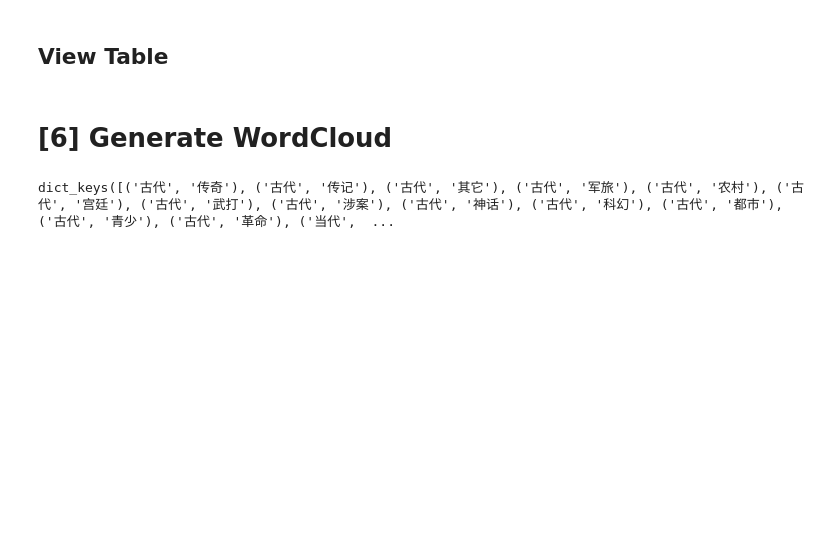
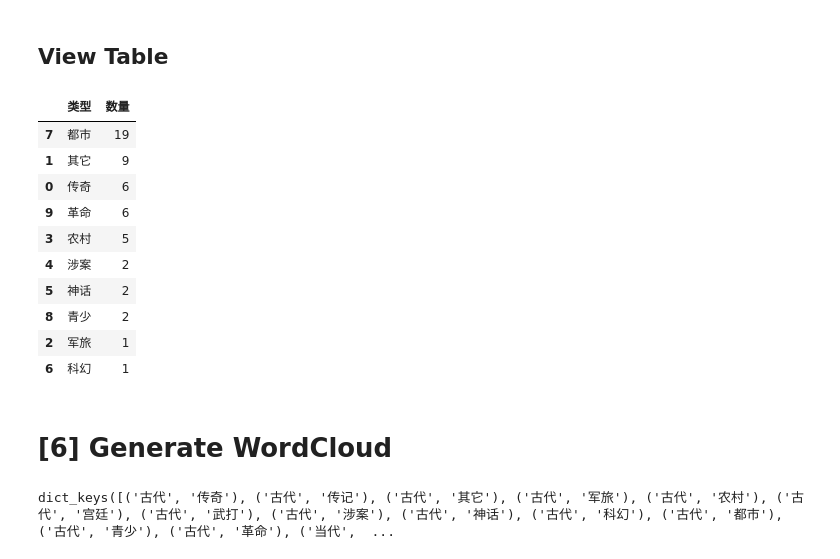
Before and after one commit to CT-Cultures/Article, a Jupyter notebook: ChinaFilm_Release_Overview.ipynb, the cells around one changed output. Drawn from its saved outputs; the diff is of its cells as text; code cells hidden in the pictures; blank space fills up the shorter version.

```diff
--- a/ChinaFilm_Release_Overview.ipynb
+++ b/ChinaFilm_Release_Overview.ipynb
@@ -550,2 +536,18 @@ df_view
+# %%
+df_genre_sorted = df_view.groupby('类型')['片名'].count().rename(
+    '数量').reset_index().sort_values('数量', ascending=False)
+df_genre_sorted
+# %% [output]
+|  | 类型 | 数量 |
+| 7 | 都市 | 19 |
+| 1 | 其它 | 9 |
+| 0 | 传奇 | 6 |
+| 9 | 革命 | 6 |
+| 3 | 农村 | 5 |
+| 4 | 涉案 | 2 |
+| 5 | 神话 | 2 |
+| 8 | 青少 | 2 |
+| 2 | 军旅 | 1 |
+| 6 | 科幻 | 1 |
 # %% [markdown]
 # [6] Generate WordCloud
```
Also changed, not shown: parts of 66 cells of this notebook, 2 other files.
